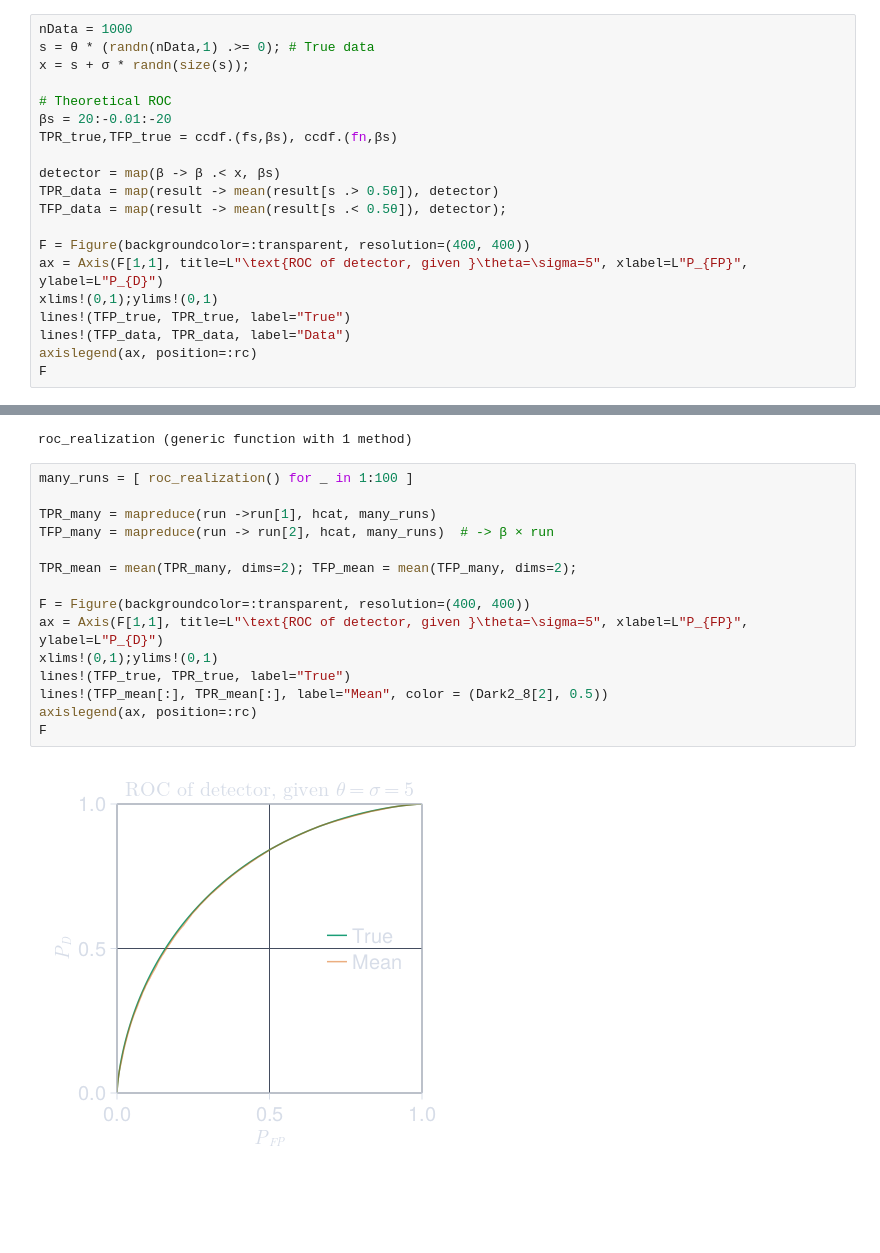
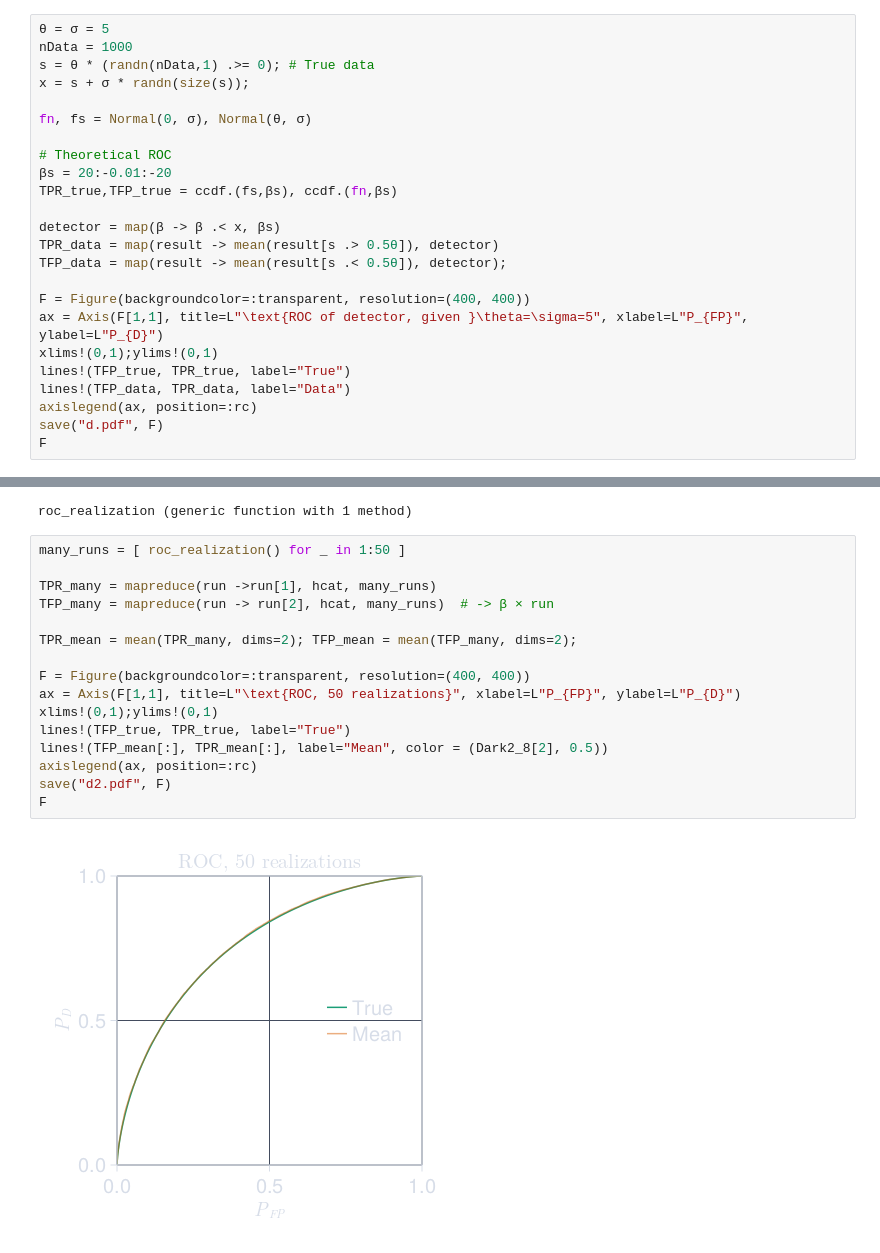
Before and after one commit to simonabj/Studies, a Jupyter notebook: IN5340/Project4/code2.ipynb, the cells around one changed output, grey strips where cells are left out. Saved outputs shown, nothing was run; the diff lists cells and outputs as text; blank space fills up the shorter version.

```diff
--- a/IN5340/Project4/code2.ipynb
+++ b/IN5340/Project4/code2.ipynb
@@ -77,9 +79,12 @@ F
 # %% [output]
 [figure]
 # %%
+θ = σ = 5
 nData = 1000
 s = θ * (randn(nData,1) .>= 0); # True data
 x = s + σ * randn(size(s));
+
+fn, fs = Normal(0, σ), Normal(θ, σ)
 
 # Theoretical ROC
 βs = 20:-0.01:-20
@@ -95,5 +100,6 @@ xlims!(0,1);ylims!(0,1)
 lines!(TFP_true, TPR_true, label="True")
 lines!(TFP_data, TPR_data, label="Data")
 axislegend(ax, position=:rc)
+save("d.pdf", F)
 F
 # %% [output]
@@ -113,22 +119,23 @@ end
 # %% [output]
 roc_realization (generic function with 1 method)
 # %%
-many_runs = [ roc_realization() for _ in 1:100 ]
+many_runs = [ roc_realization() for _ in 1:50 ]
 
 TPR_many = mapreduce(run ->run[1], hcat, many_runs)
 TFP_many = mapreduce(run -> run[2], hcat, many_runs)  # -> β × run
 
 TPR_mean = mean(TPR_many, dims=2); TFP_mean = mean(TFP_many, dims=2);
 
 F = Figure(backgroundcolor=:transparent, resolution=(400, 400))
-ax = Axis(F[1,1], title=L"\text{ROC of detector, given }\theta=\sigma=5", xlabel=L"P_{FP}", ylabel=L"P_{D}")
+ax = Axis(F[1,1], title=L"\text{ROC, 50 realizations}", xlabel=L"P_{FP}", ylabel=L"P_{D}")
 xlims!(0,1);ylims!(0,1)
 lines!(TFP_true, TPR_true, label="True")
 lines!(TFP_mean[:], TPR_mean[:], label="Mean", color = (Dark2_8[2], 0.5))
 axislegend(ax, position=:rc)
+save("d2.pdf", F)
 F
 # %% [output]
-[figure, old version]
+[figure, new version]
 # %%
 function step(frame=1)
     many_runs = [ roc_realization() for _ in 1:frame ]
```
Also changed, not shown: parts of 6 cells of this notebook, 12 other files.
